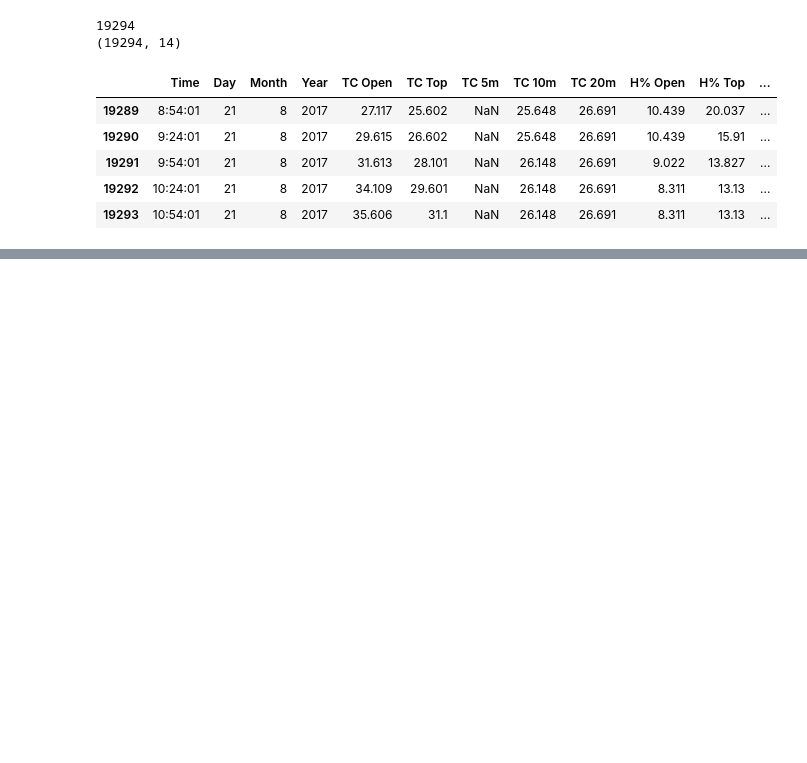
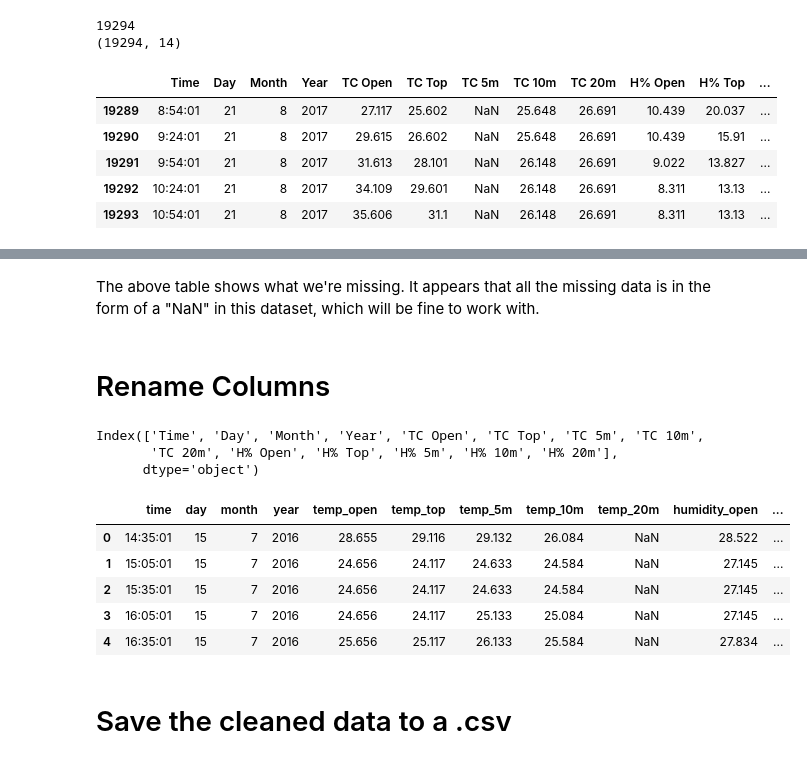
Before and after one commit to Namibnat/hope_mine_data, a Jupyter notebook: notebooks/data_cleaning.ipynb, the cells around one changed output, grey strips where cells are left out. Cells and saved outputs as stored; diff of their text form; code cells hidden in the pictures; blank space fills up the shorter version.

Commit message:
Completed cleaning data
Saved to CSV to work with

```diff
--- a/notebooks/data_cleaning.ipynb
+++ b/notebooks/data_cleaning.ipynb
@@ -184,0 +215,26 @@ df.tail()
+# %% [markdown]
+The above table shows what we're missing.  It appears that all the missing data is in the form of a "NaN" in this
+dataset, which will be fine to work with.
+# %% [markdown]
+# Rename Columns
+# %%
+df.columns
+# %% [output]
+Index(['Time', 'Day', 'Month', 'Year', 'TC Open', 'TC Top', 'TC 5m', 'TC 10m',
+       'TC 20m', 'H% Open', 'H% Top', 'H% 5m', 'H% 10m', 'H% 20m'],
+      dtype='object')
+# %%
+df.columns = ['time', 'day', 'month', 'year',
+              'temp_open', 'temp_top', 'temp_5m', 'temp_10m', 'temp_20m',
+              'humidity_open', 'humidity_top', 'humidity_5m', 'humidity_10m', 'humidity_20m']
+# %%
+df.head()
+# %% [output]
+|  | time | day | month | year | temp_open | temp_top | temp_5m | temp_10m | temp_20m | humidity_open | ... |
+| 0 | 14:35:01 | 15 | 7 | 2016 | 28.655 | 29.116 | 29.132 | 26.084 | NaN | 28.522 | ... |
+| 1 | 15:05:01 | 15 | 7 | 2016 | 24.656 | 24.117 | 24.633 | 24.584 | NaN | 27.145 | ... |
+| 2 | 15:35:01 | 15 | 7 | 2016 | 24.656 | 24.117 | 24.633 | 24.584 | NaN | 27.145 | ... |
+| 3 | 16:05:01 | 15 | 7 | 2016 | 24.656 | 24.117 | 25.133 | 25.084 | NaN | 27.145 | ... |
+| 4 | 16:35:01 | 15 | 7 | 2016 | 25.656 | 25.117 | 26.133 | 25.584 | NaN | 27.834 | ... |
+# %% [markdown]
+# Save the cleaned data to a .csv
```
Also changed, not shown: parts of 4 cells of this notebook, 2 other files.
